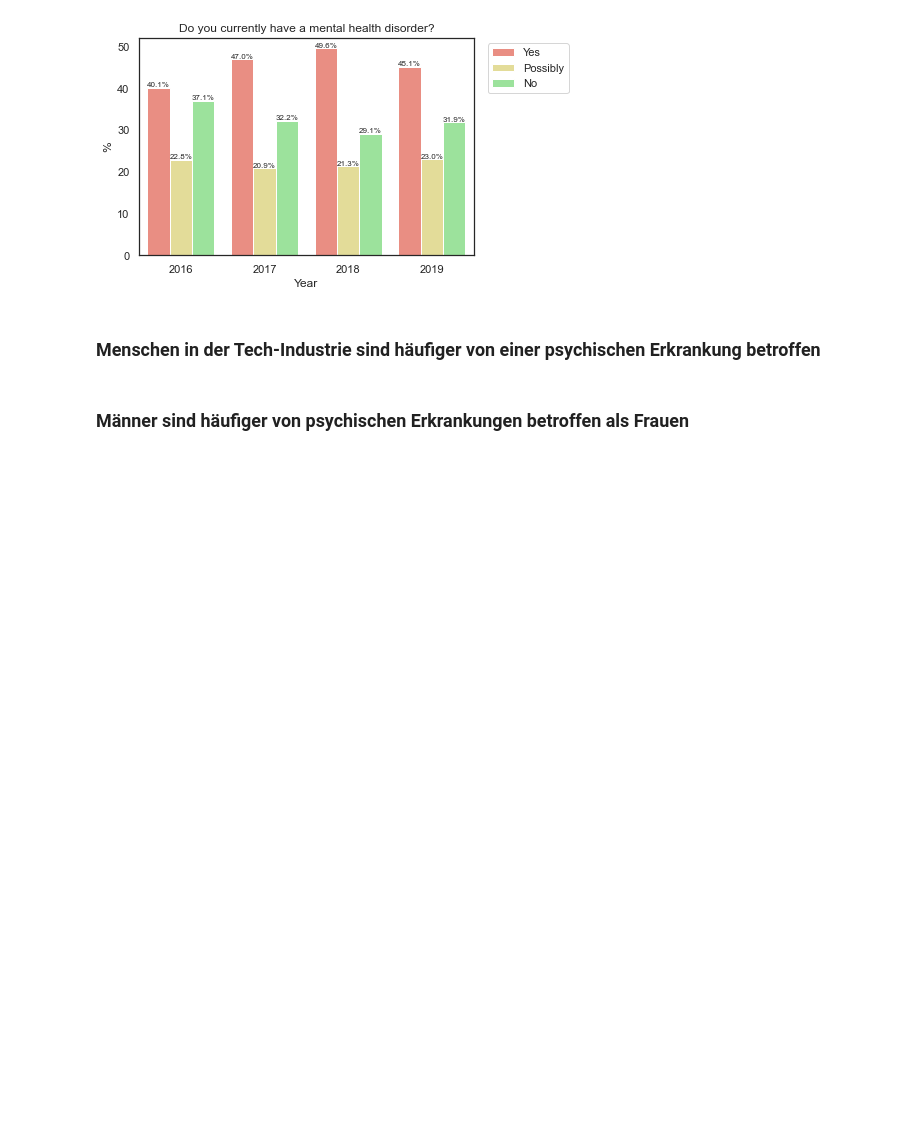
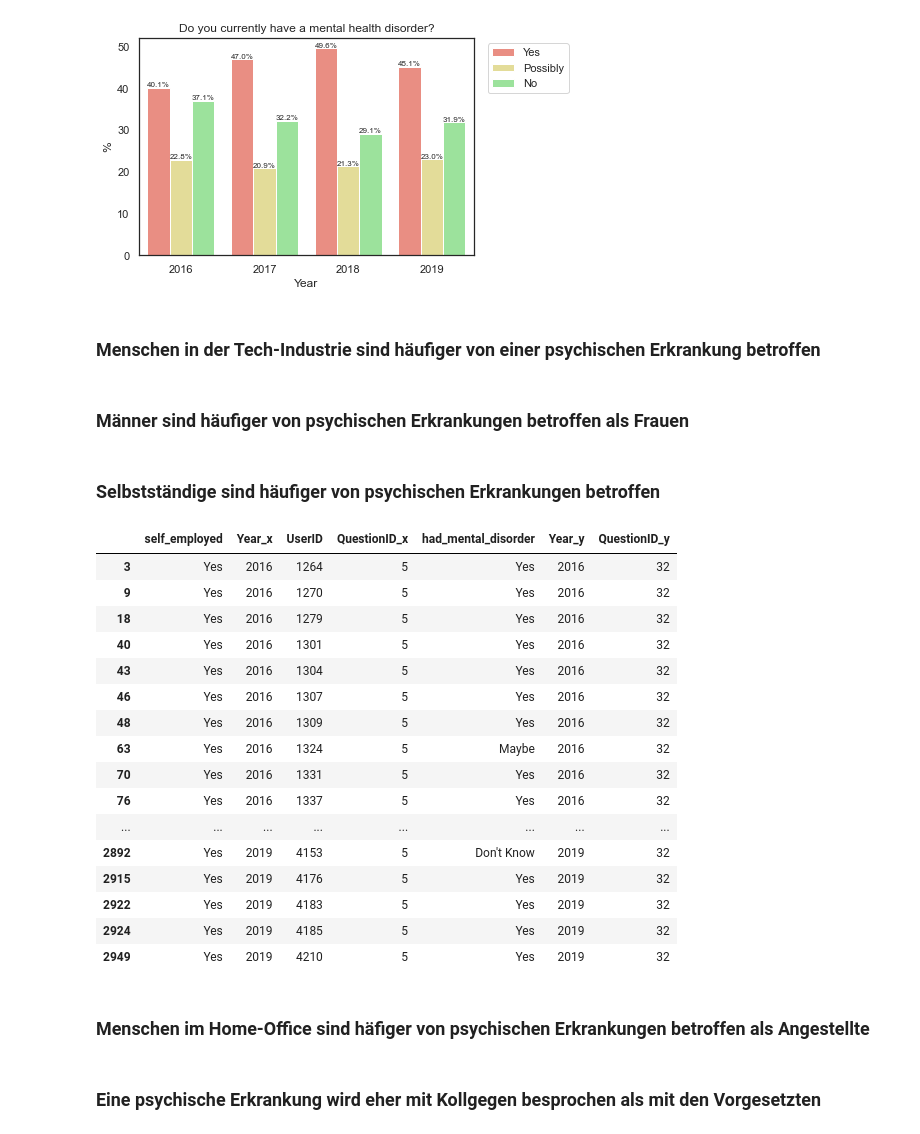
Before and after one commit to Selorikas/mental-health, a Jupyter notebook: mental-health.ipynb, the cells around one changed output. Saved outputs shown, nothing was run; the diff lists cells and outputs as text; code cells hidden in the pictures; blank space fills up the shorter version.

Commit message:
selbstständige mit mentaler Disorder

```diff
--- a/mental-health.ipynb
+++ b/mental-health.ipynb
@@ -233,3 +233,37 @@ ax.legend(bbox_to_anchor= (1.3,1))
 ### Menschen in der Tech-Industrie sind häufiger von einer psychischen Erkrankung betroffen
 # %% [markdown]
 ### Männer sind häufiger von psychischen Erkrankungen betroffen als Frauen
+# %% [markdown]
+### Selbstständige sind häufiger von psychischen Erkrankungen betroffen
+# %%
+## Self-employed and metal disorder
+q5_q32 = pd.merge(q5, q32, on='UserID', how='inner')
+# Change "AnswerText_x to "self_employed"
+q5_q32.rename(columns={'AnswerText_x': 'self_employed'}, inplace = True)
+# Change "AnswerText_x to "self_employed"
+q5_q32.rename(columns={'AnswerText_y': 'had_mental_disorder'}, inplace = True)
+q5_q32 = q5_q32.drop(q5_q32[q5_q32.self_employed == 'No'].index)
+q5_q32 = q5_q32.drop(q5_q32[q5_q32.had_mental_disorder == 'No'].index)
+q5_q32
+# %% [output]
+|  | self_employed | Year_x | UserID | QuestionID_x | had_mental_disorder | Year_y | QuestionID_y |
+| 3 | Yes | 2016 | 1264 | 5 | Yes | 2016 | 32 |
+| 9 | Yes | 2016 | 1270 | 5 | Yes | 2016 | 32 |
+| 18 | Yes | 2016 | 1279 | 5 | Yes | 2016 | 32 |
+| 40 | Yes | 2016 | 1301 | 5 | Yes | 2016 | 32 |
+| 43 | Yes | 2016 | 1304 | 5 | Yes | 2016 | 32 |
+| 46 | Yes | 2016 | 1307 | 5 | Yes | 2016 | 32 |
+| 48 | Yes | 2016 | 1309 | 5 | Yes | 2016 | 32 |
+| 63 | Yes | 2016 | 1324 | 5 | Maybe | 2016 | 32 |
+| 70 | Yes | 2016 | 1331 | 5 | Yes | 2016 | 32 |
+| 76 | Yes | 2016 | 1337 | 5 | Yes | 2016 | 32 |
+| ... | ... | ... | ... | ... | ... | ... | ... |
+| 2892 | Yes | 2019 | 4153 | 5 | Don't Know | 2019 | 32 |
+| 2915 | Yes | 2019 | 4176 | 5 | Yes | 2019 | 32 |
+| 2922 | Yes | 2019 | 4183 | 5 | Yes | 2019 | 32 |
+| 2924 | Yes | 2019 | 4185 | 5 | Yes | 2019 | 32 |
+| 2949 | Yes | 2019 | 4210 | 5 | Yes | 2019 | 32 |
+# %% [markdown]
+### Menschen im Home-Office sind häfiger von psychischen Erkrankungen betroffen als Angestellte
+# %% [markdown]
+### Eine psychische Erkrankung wird eher mit Kollgegen besprochen als mit den Vorgesetzten
```
